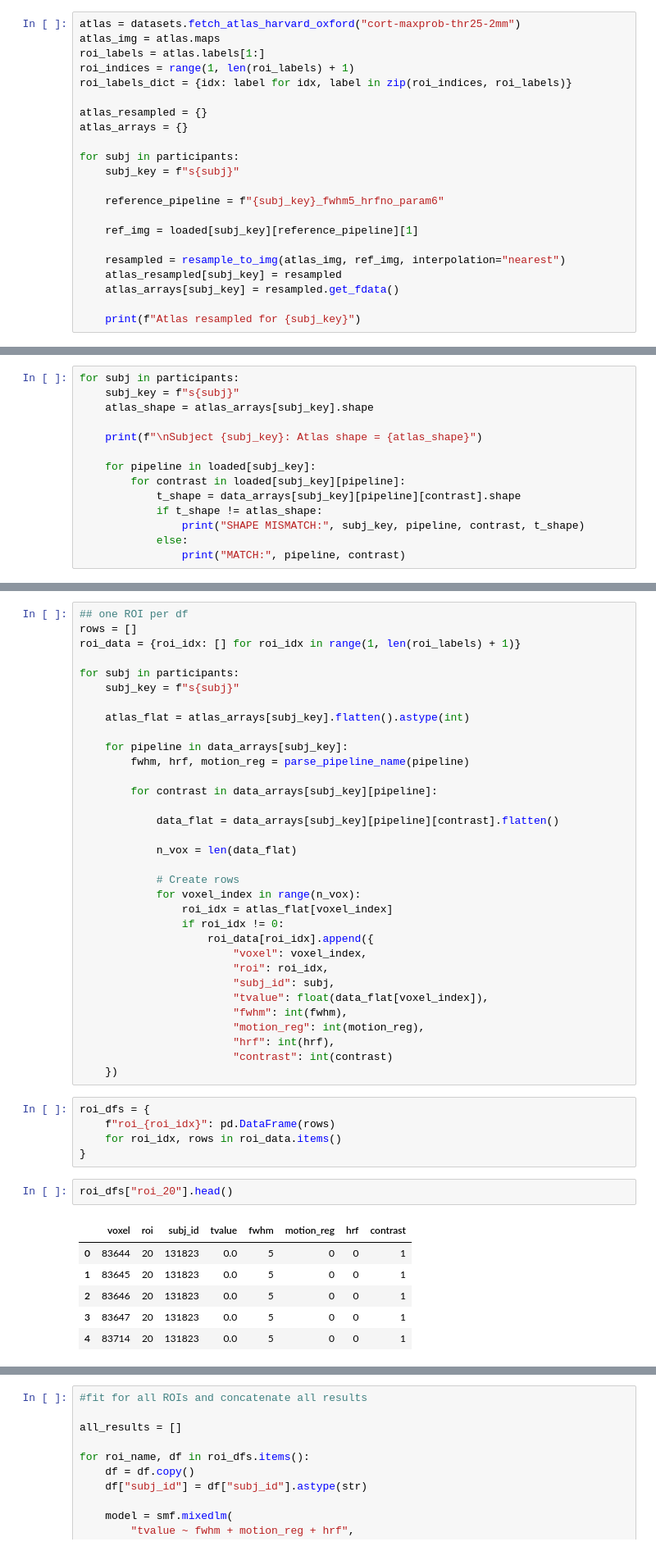
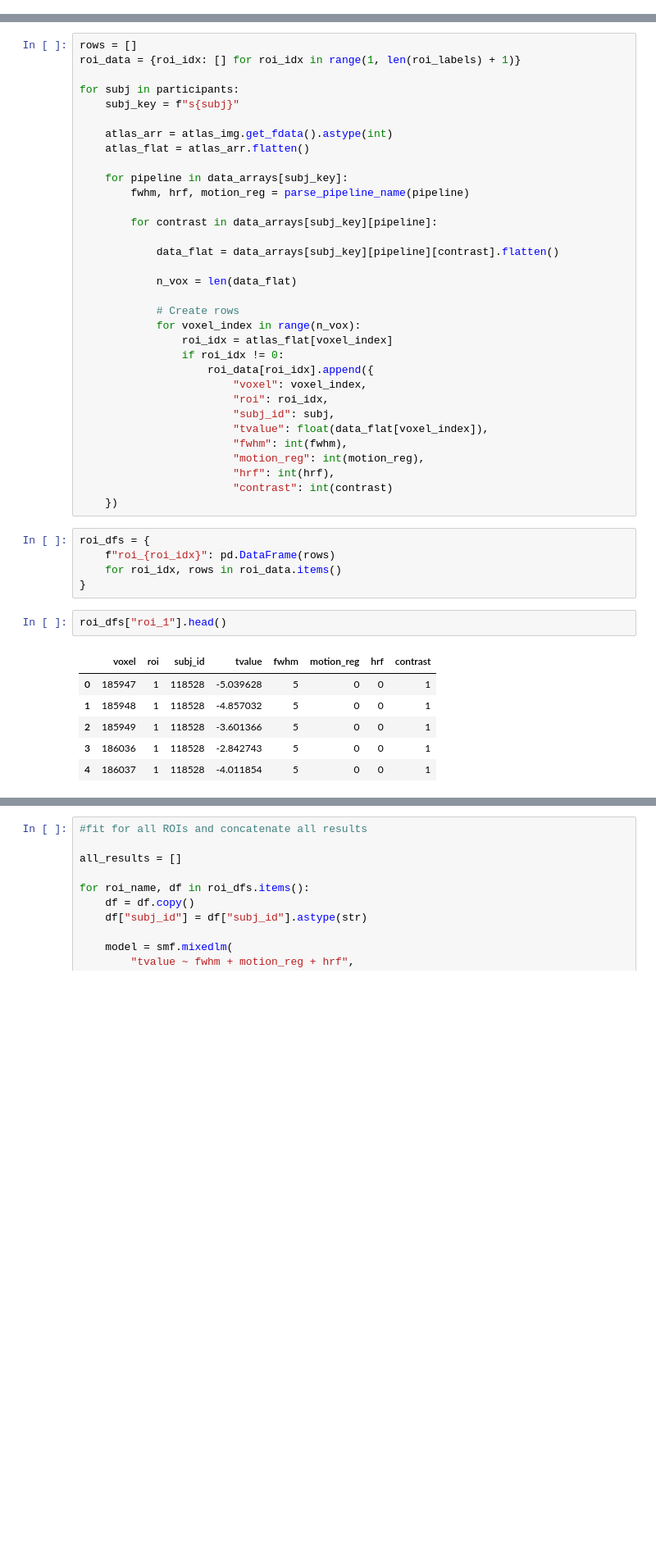
Before and after one commit to mwzhang851/hcp_multi_pipelines, a Jupyter notebook: src/btwn_subject_analysis.ipynb, the cells around one changed output, grey strips where cells are left out. Shown: that part at 82% size. Cells and saved outputs as stored; diff of their text form; blank space fills up the shorter version.

```diff
--- a/src/btwn_subject_analysis.ipynb
+++ b/src/btwn_subject_analysis.ipynb
@@ -245,22 +163,0 @@ contrast = 1
-# %%
-atlas = datasets.fetch_atlas_harvard_oxford("cort-maxprob-thr25-2mm")
-atlas_img = atlas.maps
-roi_labels = atlas.labels[1:]
-roi_indices = range(1, len(roi_labels) + 1)
-roi_labels_dict = {idx: label for idx, label in zip(roi_indices, roi_labels)}
-
-atlas_resampled = {}
-atlas_arrays = {}
-
-for subj in participants:
-    subj_key = f"s{subj}"
-
-    reference_pipeline = f"{subj_key}_fwhm5_hrfno_param6"
-
-    ref_img = loaded[subj_key][reference_pipeline][1]
-
-    resampled = resample_to_img(atlas_img, ref_img, interpolation="nearest")
-    atlas_resampled[subj_key] = resampled
-    atlas_arrays[subj_key] = resampled.get_fdata()
-
-    print(f"Atlas resampled for {subj_key}")
@@ -291,14 +163,0 @@ roi_labels_dict
-# %%
-for subj in participants:
-    subj_key = f"s{subj}"
-    atlas_shape = atlas_arrays[subj_key].shape
-
-    print(f"\nSubject {subj_key}: Atlas shape = {atlas_shape}")
-
-    for pipeline in loaded[subj_key]:
-        for contrast in loaded[subj_key][pipeline]:
-            t_shape = data_arrays[subj_key][pipeline][contrast].shape
-            if t_shape != atlas_shape:
-                print("SHAPE MISMATCH:", subj_key, pipeline, contrast, t_shape)
-            else:
-                print("MATCH:", pipeline, contrast)
@@ -334,14 +204,14 @@ def parse_pipeline_name(pipeline_name):
     motion_reg = int(parts[3].replace("param",""))
     return fwhm, hrf, motion_reg
 # %%
-## one ROI per df
 rows = []
 roi_data = {roi_idx: [] for roi_idx in range(1, len(roi_labels) + 1)}
 
 for subj in participants:
     subj_key = f"s{subj}"
 
-    atlas_flat = atlas_arrays[subj_key].flatten().astype(int)
+    atlas_arr = atlas_img.get_fdata().astype(int)
+    atlas_flat = atlas_arr.flatten()
 
     for pipeline in data_arrays[subj_key]:
         fwhm, hrf, motion_reg = parse_pipeline_name(pipeline)
@@ -372,14 +242,14 @@ roi_dfs = {
     for roi_idx, rows in roi_data.items()
 }
 # %%
-roi_dfs["roi_20"].head()
+roi_dfs["roi_1"].head()
 # %% [output]
 |  | voxel | roi | subj_id | tvalue | fwhm | motion_reg | hrf | contrast |
-| 0 | 83644 | 20 | 131823 | 0.0 | 5 | 0 | 0 | 1 |
-| 1 | 83645 | 20 | 131823 | 0.0 | 5 | 0 | 0 | 1 |
-| 2 | 83646 | 20 | 131823 | 0.0 | 5 | 0 | 0 | 1 |
-| 3 | 83647 | 20 | 131823 | 0.0 | 5 | 0 | 0 | 1 |
-| 4 | 83714 | 20 | 131823 | 0.0 | 5 | 0 | 0 | 1 |
+| 0 | 185947 | 1 | 118528 | -5.039628 | 5 | 0 | 0 | 1 |
+| 1 | 185948 | 1 | 118528 | -4.857032 | 5 | 0 | 0 | 1 |
+| 2 | 185949 | 1 | 118528 | -3.601366 | 5 | 0 | 0 | 1 |
+| 3 | 186036 | 1 | 118528 | -2.842743 | 5 | 0 | 0 | 1 |
+| 4 | 186037 | 1 | 118528 | -4.011854 | 5 | 0 | 0 | 1 |
 # %%
 #test for 1 roi
 
```
Also changed, not shown: parts of 30 cells of this notebook.
